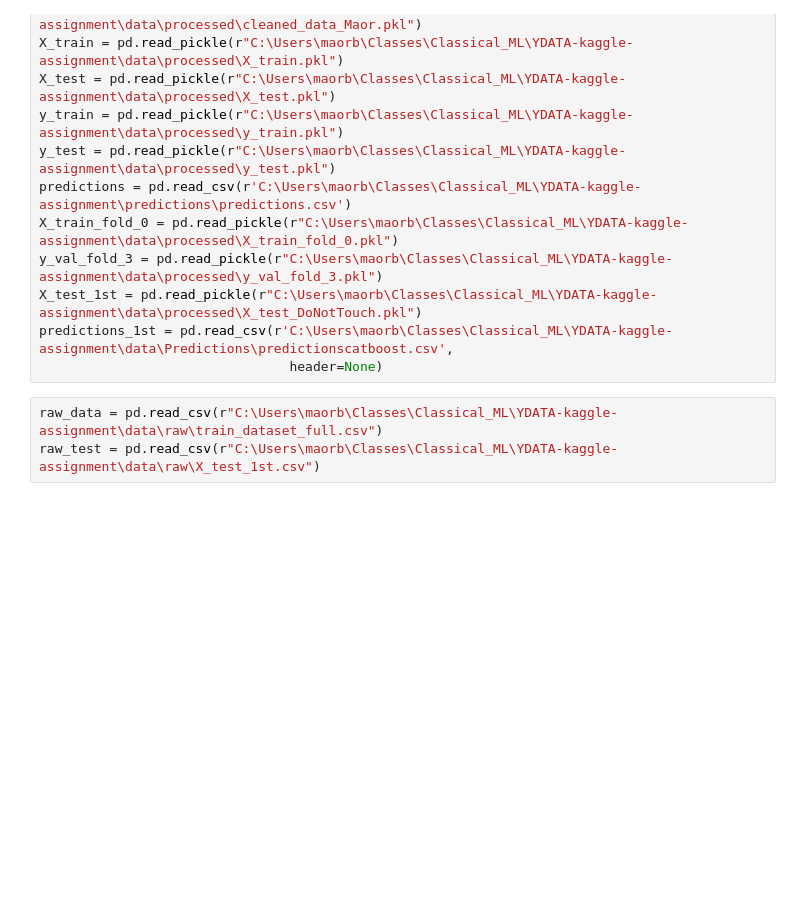
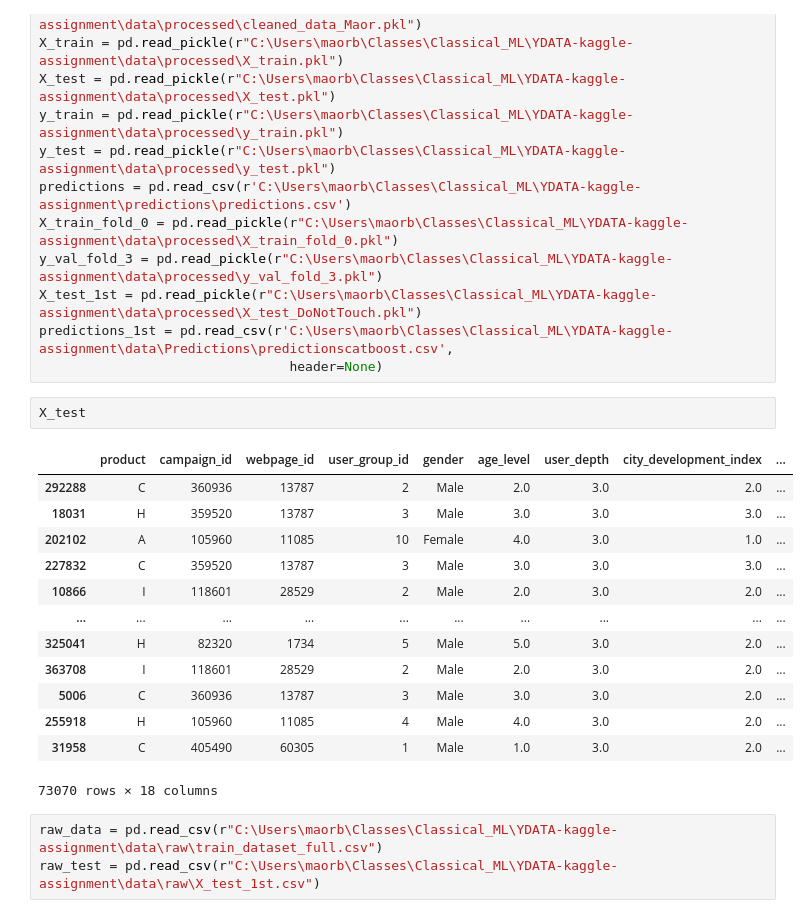
Before and after one commit to bagel-not-kaggle/YDATA-kaggle-assignment, a Jupyter notebook: notebooks/Exploring.ipynb, the cells around one changed output. Cells and saved outputs as stored; diff of their text form; blank space fills up the shorter version.

```diff
--- a/notebooks/Exploring.ipynb
+++ b/notebooks/Exploring.ipynb
@@ -20,6 +20,22 @@ y_val_fold_3 = pd.read_pickle(r"C:\Users\maorb\Classes\Classical_ML\YDATA-kaggle
 X_test_1st = pd.read_pickle(r"C:\Users\maorb\Classes\Classical_ML\YDATA-kaggle-assignment\data\processed\X_test_DoNotTouch.pkl")
 predictions_1st = pd.read_csv(r'C:\Users\maorb\Classes\Classical_ML\YDATA-kaggle-assignment\data\Predictions\predictionscatboost.csv',
                                 header=None)
+# %%
+X_test
+# %% [output]
+|  | product | campaign_id | webpage_id | user_group_id | gender | age_level | user_depth | city_development_index | ... |
+| 292288 | C | 360936 | 13787 | 2 | Male | 2.0 | 3.0 | 2.0 | ... |
+| 18031 | H | 359520 | 13787 | 3 | Male | 3.0 | 3.0 | 3.0 | ... |
+| 202102 | A | 105960 | 11085 | 10 | Female | 4.0 | 3.0 | 1.0 | ... |
+| 227832 | C | 359520 | 13787 | 3 | Male | 3.0 | 3.0 | 3.0 | ... |
+| 10866 | I | 118601 | 28529 | 2 | Male | 2.0 | 3.0 | 2.0 | ... |
+| ... | ... | ... | ... | ... | ... | ... | ... | ... | ... |
+| 325041 | H | 82320 | 1734 | 5 | Male | 5.0 | 3.0 | 2.0 | ... |
+| 363708 | I | 118601 | 28529 | 2 | Male | 2.0 | 3.0 | 2.0 | ... |
+| 5006 | C | 360936 | 13787 | 3 | Male | 3.0 | 3.0 | 2.0 | ... |
+| 255918 | H | 105960 | 11085 | 4 | Male | 4.0 | 3.0 | 2.0 | ... |
+| 31958 | C | 405490 | 60305 | 1 | Male | 1.0 | 3.0 | 2.0 | ... |
+73070 rows × 18 columns
 # %%
 raw_data = pd.read_csv(r"C:\Users\maorb\Classes\Classical_ML\YDATA-kaggle-assignment\data\raw\train_dataset_full.csv")
 raw_test = pd.read_csv(r"C:\Users\maorb\Classes\Classical_ML\YDATA-kaggle-assignment\data\raw\X_test_1st.csv")
```
Also changed, not shown: parts of 2 cells of this notebook.
